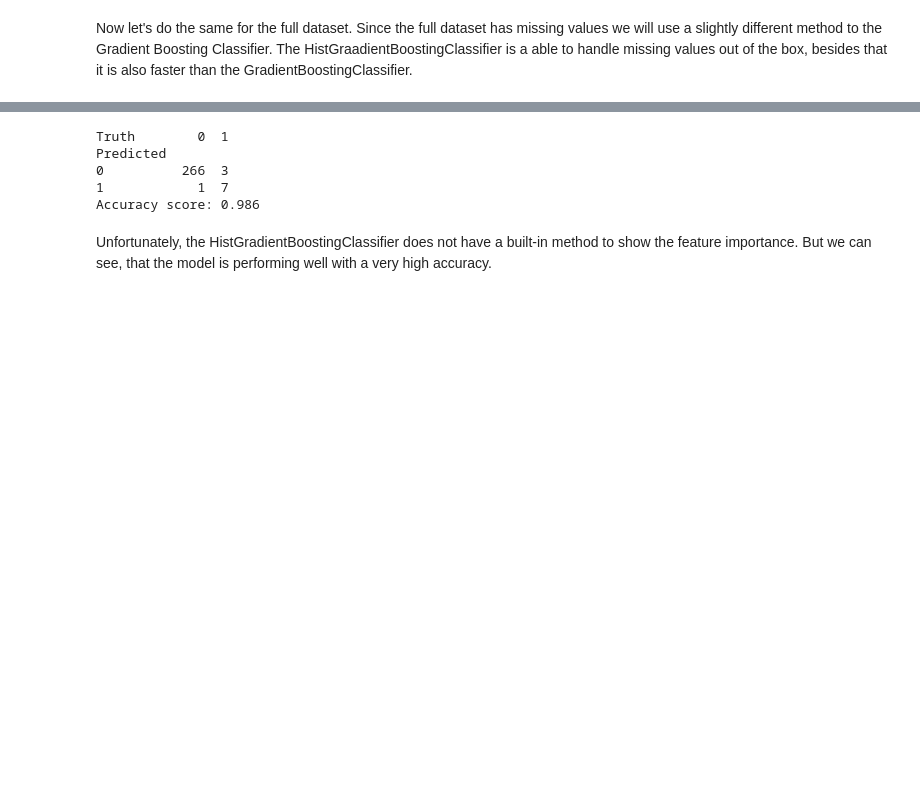
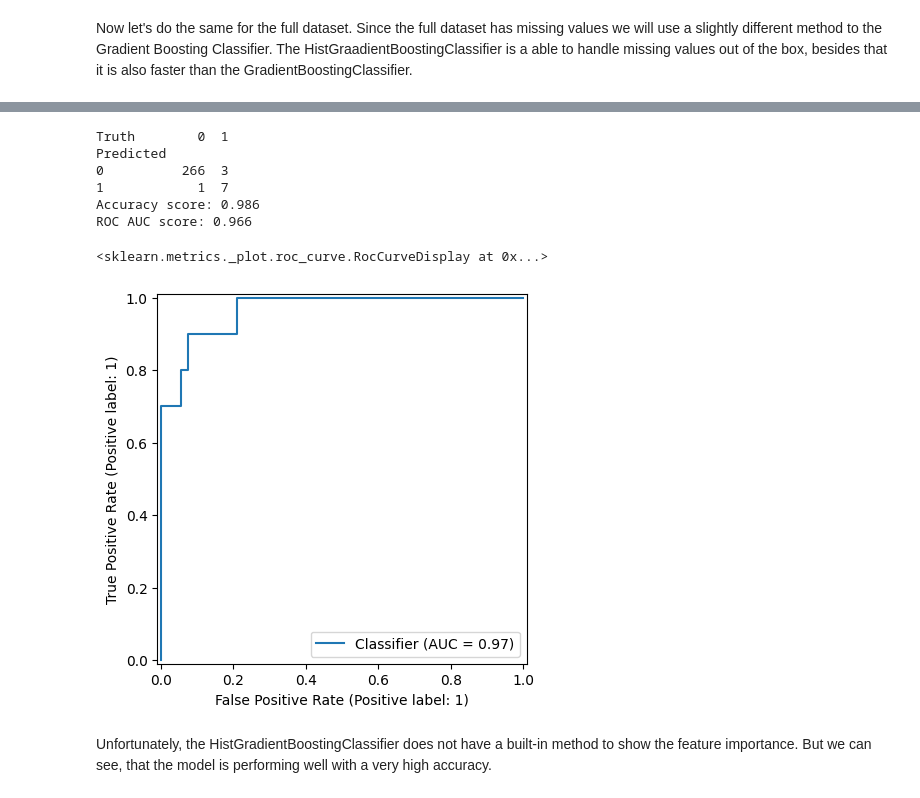
Before and after one commit to quityQ/bachelor, a Jupyter notebook: analysis_forest.ipynb, the cells around one changed output, grey strips where cells are left out. Saved outputs shown, nothing was run; the diff lists cells and outputs as text; code cells hidden in the pictures; blank space fills up the shorter version.

```diff
--- a/analysis_forest.ipynb
+++ b/analysis_forest.ipynb
@@ -222,13 +242,19 @@ Time spent predicting:           0.008s
 HistGradientBoostingClassifier(verbose=1)
 # %%
+# Results for HistGraidnet Boosting Classifier full dataset distressed
 print(confusion_table(boost_full.predict(X_test), y_test))
 print(f"Accuracy score: {boost_full.score(X_test, y_test):.3f}")
+print(f"ROC AUC score: {roc_auc_score(y_test, boost_full.predict_proba(X_test)[:, 1]):.3f}")
+roc(y_test, boost_full.predict_proba(X_test)[:, 1])
 # %% [output]
 Truth        0  1
 Predicted
 0          266  3
 1            1  7
 Accuracy score: 0.986
+ROC AUC score: 0.966
+<sklearn.metrics._plot.roc_curve.RocCurveDisplay at 0x...>
+[figure, added]
 # %% [markdown]
 Unfortunately, the HistGradientBoostingClassifier does not have a built-in method to show the feature importance.
 But we can see, that the model is performing well with a very high accuracy.
```
Also changed, not shown: parts of 13 cells of this notebook, 3 other files.
